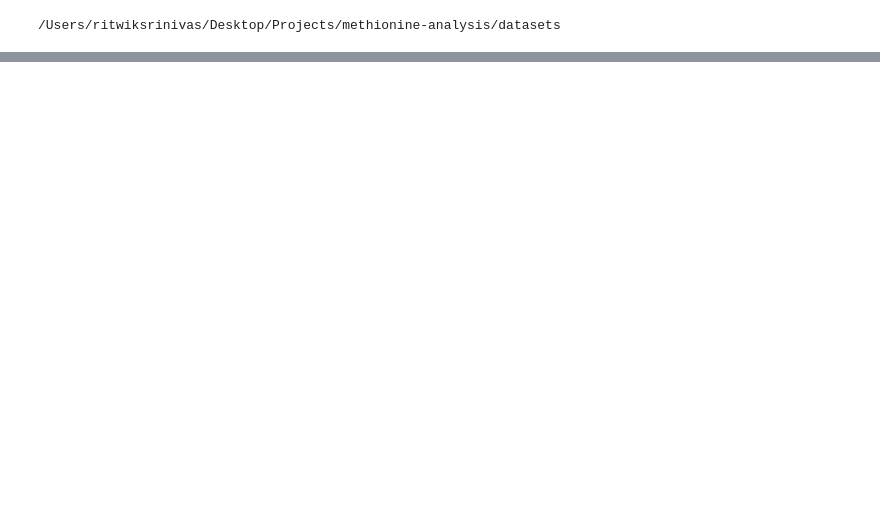
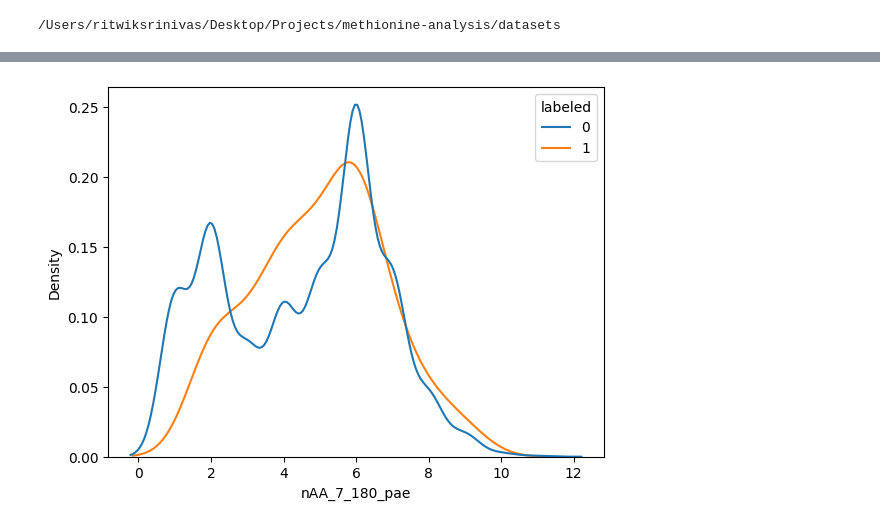
Before and after one commit to ritster/methionine-analysis, a Jupyter notebook: ritwik/ritwik-analysis-angel_annika.ipynb, the cells around one changed output, grey strips where cells are left out. Cells and saved outputs as stored; diff of their text form; code cells hidden in the pictures; blank space fills up the shorter version.

Commit message:
clean up and visualizations added

```diff
--- a/ritwik/ritwik-analysis-angel_annika.ipynb
+++ b/ritwik/ritwik-analysis-angel_annika.ipynb
@@ -262,0 +242,6 @@ in_both = pd.merge(left=peptides_with_alphafold, right=mitocarta3_0_methionines_
+# %%
+path = os.path.join(datasets_path, "RvsS_full_mitochondrial_with_alphafold.csv")
+full_proteome = pd.read_csv(path)
+full_proteome.set_index("Unnamed: 0", inplace=True)
+full_proteome.index.name = None
+full_proteome
@@ -262,0 +318,4 @@ in_both = pd.merge(left=peptides_with_alphafold, right=mitocarta3_0_methionines_
+# %%
+labeled = pd.merge(left=full_proteome, right=experimental_peptides[["Protein ID", "Methionine Location"]], left_on=["protein_id", "position"], right_on=["Protein ID", "Methionine Location"], how="inner")
+labeled["loc_id"] = labeled["protein_id"] + "-" + labeled["position"].astype(str)
+labeled
@@ -262,0 +336,5 @@ in_both = pd.merge(left=peptides_with_alphafold, right=mitocarta3_0_methionines_
+# %%
+unlabeled = full_proteome.copy()
+unlabeled["loc_id"] = unlabeled["protein_id"] + "-" + unlabeled["position"].astype(str)
+unlabeled = unlabeled[~unlabeled["loc_id"].isin(labeled["loc_id"])]
+unlabeled
@@ -262,0 +409,8 @@ in_both = pd.merge(left=peptides_with_alphafold, right=mitocarta3_0_methionines_
+# %%
+# visualize the distribution of crowdedness for a particular radius
+col = 8
+print(f"Visualizing Column: {cols_to_visualize[col]}")
+
+temp_df = pd.DataFrame(data={cols_to_visualize[col]: np.concatenate((labeled[cols_to_visualize[col]].values, unlabeled[cols_to_visualize[col]].values)), "labeled": [1] * len(labeled) + [0] * len(unlabeled)})
+
+sns.histplot(data=temp_df, x=cols_to_visualize[col], hue="labeled", stat="density", common_norm=False);
@@ -262,0 +420,4 @@ in_both = pd.merge(left=peptides_with_alphafold, right=mitocarta3_0_methionines_
+# %%
+sns.kdeplot(data=temp_df, x=cols_to_visualize[col], bw_adjust=1, hue="labeled", common_norm=False);
+# %% [output]
+[figure, added]
```
Also changed, not shown: parts of 52 cells of this notebook, 4 other files.
